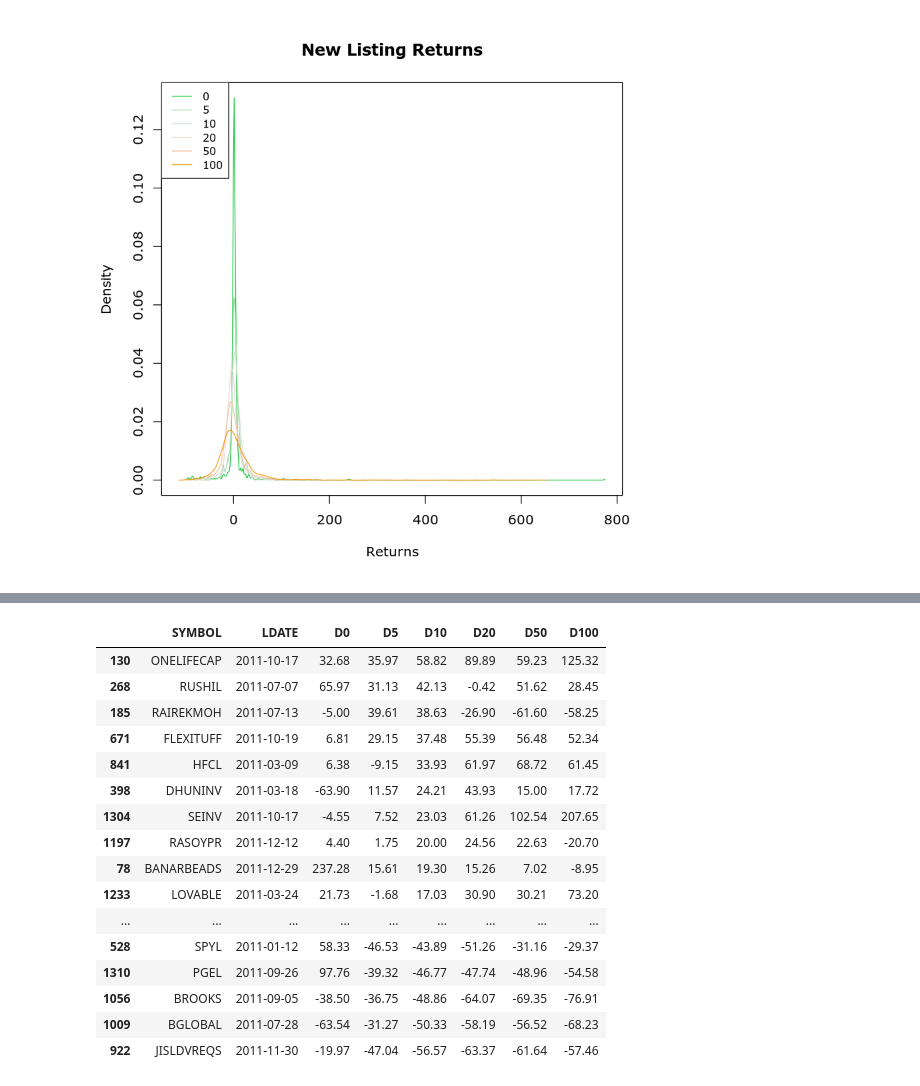
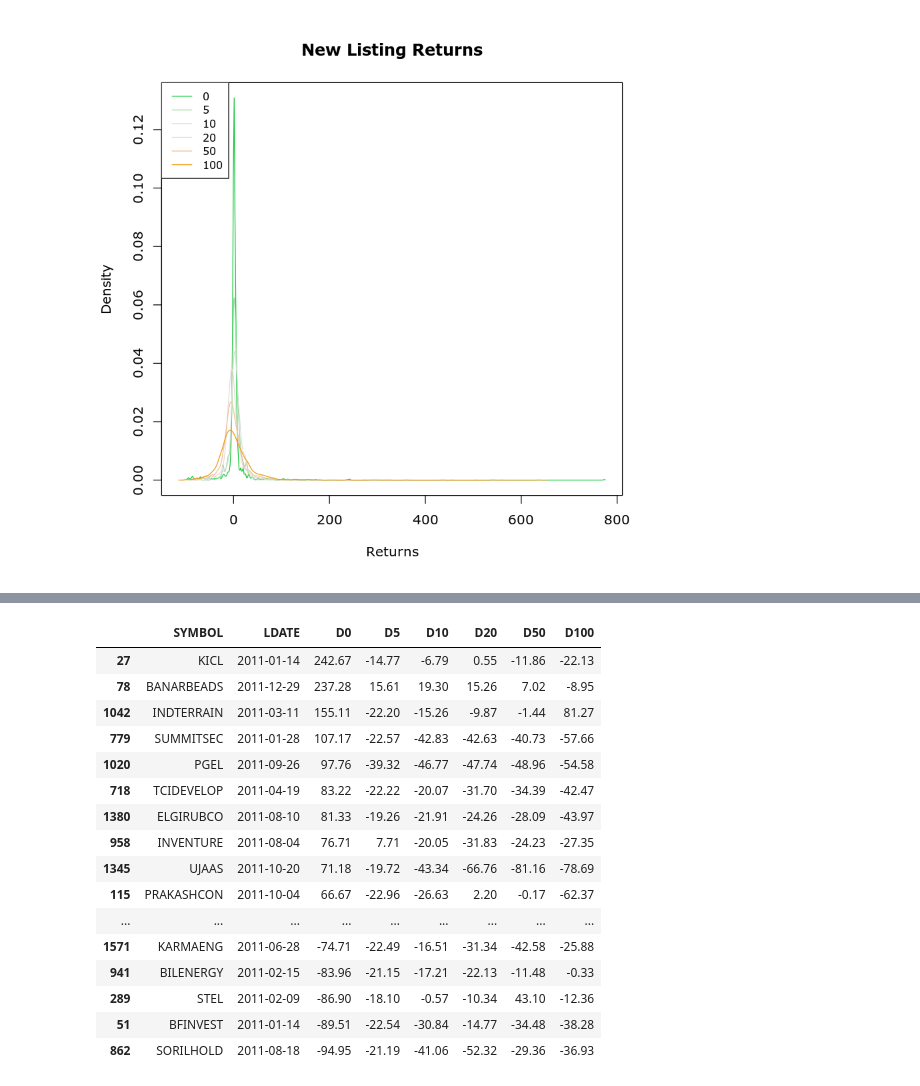
Before and after one commit to stockviz/notebooks, a Jupyter notebook: IPO Analysis.ipynb, the cells around one changed output, grey strips where cells are left out. Saved outputs shown, nothing was run; the diff lists cells and outputs as text; code cells hidden in the pictures.

```diff
--- a/IPO Analysis.ipynb
+++ b/IPO Analysis.ipynb
@@ -88,7 +82,7 @@ legend('topleft', legend=c('0', '5', '10', '20', '50', '100'), lty=1, col=lineCo
 [figure]
 # %%
 cumRets$LDATE<-as.Date(cumRets$LDATE)
-ctemp<-cumRets[!is.na(cumRets$D10),]
+ctemp<-cumRets[!is.na(cumRets$D0),]
 
 ctemp$D0<-round(ctemp$D0, 2)
 ctemp$D5<-round(ctemp$D5, 2)
@@ -97,32 +91,34 @@ ctemp$D20<-round(ctemp$D20, 2)
 ctemp$D50<-round(ctemp$D50, 2)
 ctemp$D100<-round(ctemp$D100, 2)
 
-c2010<-ctemp[year(ctemp$LDATE) == 2010 & ctemp$D10 > lLimit & ctemp$D10 < uLimit,]
-c2011<-ctemp[year(ctemp$LDATE) == 2011 & ctemp$D10 > lLimit & ctemp$D10 < uLimit,]
-c2012<-ctemp[year(ctemp$LDATE) == 2012 & ctemp$D10 > lLimit & ctemp$D10 < uLimit,]
-c2013<-ctemp[year(ctemp$LDATE) == 2013 & ctemp$D10 > lLimit & ctemp$D10 < uLimit,]
-c2014<-ctemp[year(ctemp$LDATE) == 2014 & ctemp$D10 > lLimit & ctemp$D10 < uLimit,]
-c2015<-ctemp[year(ctemp$LDATE) == 2015 & ctemp$D10 > lLimit & ctemp$D10 < uLimit,]
-c2016<-ctemp[year(ctemp$LDATE) == 2016 & ctemp$D10 > lLimit & ctemp$D10 < uLimit,]
-c2017<-ctemp[year(ctemp$LDATE) == 2017 & ctemp$D10 > lLimit & ctemp$D10 < uLimit,]
+dIndex<-'D0'
+
+c2010<-ctemp[year(ctemp$LDATE) == 2010 & ctemp[,dIndex] > lLimit & ctemp[,dIndex] < uLimit,]
+c2011<-ctemp[year(ctemp$LDATE) == 2011 & ctemp[,dIndex] > lLimit & ctemp[,dIndex] < uLimit,]
+c2012<-ctemp[year(ctemp$LDATE) == 2012 & ctemp[,dIndex] > lLimit & ctemp[,dIndex] < uLimit,]
+c2013<-ctemp[year(ctemp$LDATE) == 2013 & ctemp[,dIndex] > lLimit & ctemp[,dIndex] < uLimit,]
+c2014<-ctemp[year(ctemp$LDATE) == 2014 & ctemp[,dIndex] > lLimit & ctemp[,dIndex] < uLimit,]
+c2015<-ctemp[year(ctemp$LDATE) == 2015 & ctemp[,dIndex] > lLimit & ctemp[,dIndex] < uLimit,]
+c2016<-ctemp[year(ctemp$LDATE) == 2016 & ctemp[,dIndex] > lLimit & ctemp[,dIndex] < uLimit,]
+c2017<-ctemp[year(ctemp$LDATE) == 2017 & ctemp[,dIndex] > lLimit & ctemp[,dIndex] < uLimit,]
 
 print("ALL")
-summary(ctemp$D10)
+summary(ctemp[,dIndex])
 print("c2010")
-summary(c2010$D10)
+summary(c2010[,dIndex])
 print("c2011")
-summary(c2011$D10)
+summary(c2011[,dIndex])
 print("c2012")
-summary(c2012$D10)
+summary(c2012[,dIndex])
 print("c2013")
-summary(c2013$D10)
+summary(c2013[,dIndex])
 print("c2014")
-summary(c2014$D10)
+summary(c2014[,dIndex])
 print("c2015")
-summary(c2015$D10)
+summary(c2015[,dIndex])
 print("c2016")
-summary(c2016$D10)
+summary(c2016[,dIndex])
 print("c2017")
-summary(c2017$D10)
+summary(c2017[,dIndex])
 # %% [output]
 [1] "ALL"
@@ -167,21 +163,21 @@ c2010[order(c2010$D10, decreasing=T),]
 # %%
-c2011[order(c2011$D10, decreasing=T),]
+c2011[order(c2011[,dIndex], decreasing=T),]
 # %% [output]
 |  | SYMBOL | LDATE | D0 | D5 | D10 | D20 | D50 | D100 |
-| 130 | ONELIFECAP | 2011-10-17 | 32.68 | 35.97 | 58.82 | 89.89 | 59.23 | 125.32 |
-| 268 | RUSHIL | 2011-07-07 | 65.97 | 31.13 | 42.13 | -0.42 | 51.62 | 28.45 |
-| 185 | RAIREKMOH | 2011-07-13 | -5.00 | 39.61 | 38.63 | -26.90 | -61.60 | -58.25 |
-| 671 | FLEXITUFF | 2011-10-19 | 6.81 | 29.15 | 37.48 | 55.39 | 56.48 | 52.34 |
-| 841 | HFCL | 2011-03-09 | 6.38 | -9.15 | 33.93 | 61.97 | 68.72 | 61.45 |
-| 398 | DHUNINV | 2011-03-18 | -63.90 | 11.57 | 24.21 | 43.93 | 15.00 | 17.72 |
-| 1304 | SEINV | 2011-10-17 | -4.55 | 7.52 | 23.03 | 61.26 | 102.54 | 207.65 |
-| 1197 | RASOYPR | 2011-12-12 | 4.40 | 1.75 | 20.00 | 24.56 | 22.63 | -20.70 |
+| 27 | KICL | 2011-01-14 | 242.67 | -14.77 | -6.79 | 0.55 | -11.86 | -22.13 |
 | 78 | BANARBEADS | 2011-12-29 | 237.28 | 15.61 | 19.30 | 15.26 | 7.02 | -8.95 |
-| 1233 | LOVABLE | 2011-03-24 | 21.73 | -1.68 | 17.03 | 30.90 | 30.21 | 73.20 |
+| 1042 | INDTERRAIN | 2011-03-11 | 155.11 | -22.20 | -15.26 | -9.87 | -1.44 | 81.27 |
+| 779 | SUMMITSEC | 2011-01-28 | 107.17 | -22.57 | -42.83 | -42.63 | -40.73 | -57.66 |
+| 1020 | PGEL | 2011-09-26 | 97.76 | -39.32 | -46.77 | -47.74 | -48.96 | -54.58 |
+| 718 | TCIDEVELOP | 2011-04-19 | 83.22 | -22.22 | -20.07 | -31.70 | -34.39 | -42.47 |
+| 1380 | ELGIRUBCO | 2011-08-10 | 81.33 | -19.26 | -21.91 | -24.26 | -28.09 | -43.97 |
+| 958 | INVENTURE | 2011-08-04 | 76.71 | 7.71 | -20.05 | -31.83 | -24.23 | -27.35 |
+| 1345 | UJAAS | 2011-10-20 | 71.18 | -19.72 | -43.34 | -66.76 | -81.16 | -78.69 |
+| 115 | PRAKASHCON | 2011-10-04 | 66.67 | -22.96 | -26.63 | 2.20 | -0.17 | -62.37 |
 | ... | ... | ... | ... | ... | ... | ... | ... | ... |
-| 528 | SPYL | 2011-01-12 | 58.33 | -46.53 | -43.89 | -51.26 | -31.16 | -29.37 |
-| 1310 | PGEL | 2011-09-26 | 97.76 | -39.32 | -46.77 | -47.74 | -48.96 | -54.58 |
-| 1056 | BROOKS | 2011-09-05 | -38.50 | -36.75 | -48.86 | -64.07 | -69.35 | -76.91 |
-| 1009 | BGLOBAL | 2011-07-28 | -63.54 | -31.27 | -50.33 | -58.19 | -56.52 | -68.23 |
-| 922 | JISLDVREQS | 2011-11-30 | -19.97 | -47.04 | -56.57 | -63.37 | -61.64 | -57.46 |
+| 1571 | KARMAENG | 2011-06-28 | -74.71 | -22.49 | -16.51 | -31.34 | -42.58 | -25.88 |
+| 941 | BILENERGY | 2011-02-15 | -83.96 | -21.15 | -17.21 | -22.13 | -11.48 | -0.33 |
+| 289 | STEL | 2011-02-09 | -86.90 | -18.10 | -0.57 | -10.34 | 43.10 | -12.36 |
+| 51 | BFINVEST | 2011-01-14 | -89.51 | -22.54 | -30.84 | -14.77 | -34.48 | -38.28 |
+| 862 | SORILHOLD | 2011-08-18 | -94.95 | -21.19 | -41.06 | -52.32 | -29.36 | -36.93 |
 # %%
```
Also changed, not shown: parts of 10 cells of this notebook.
